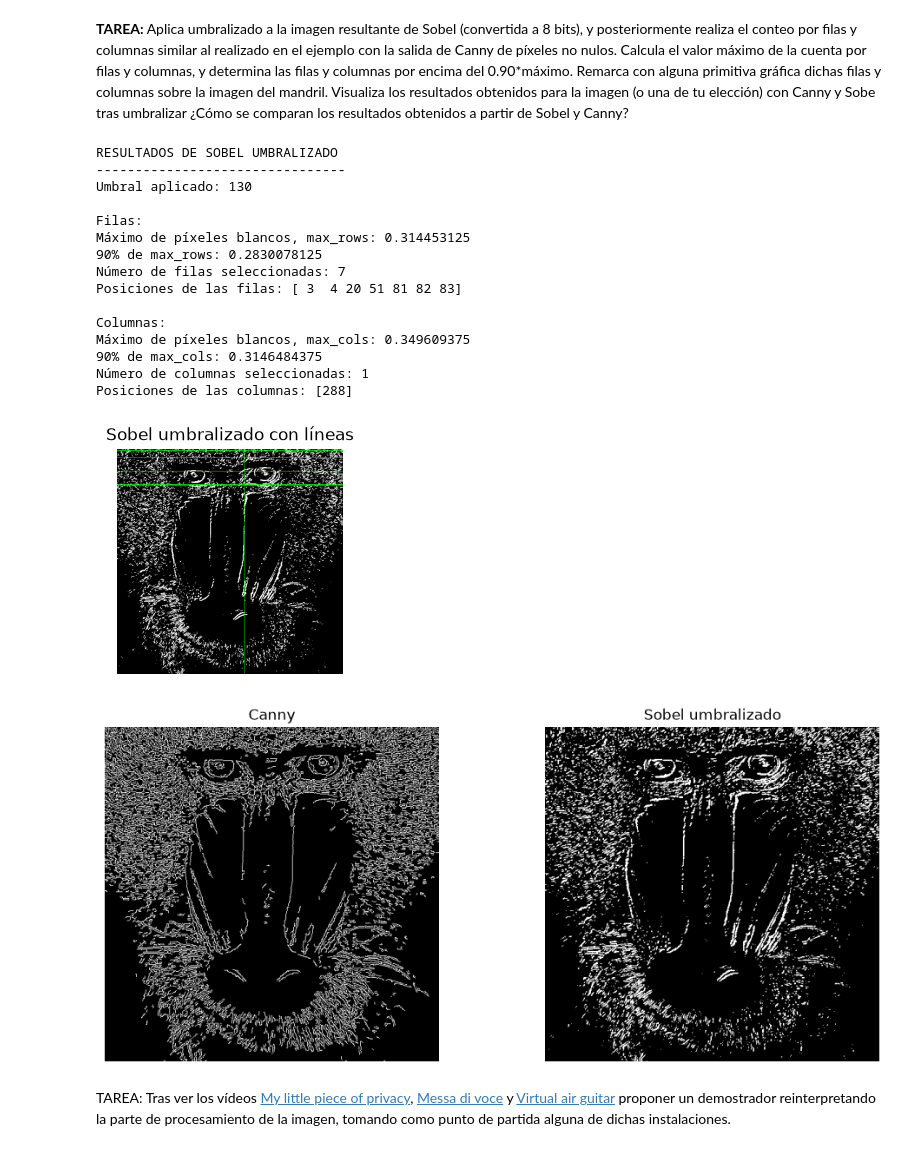
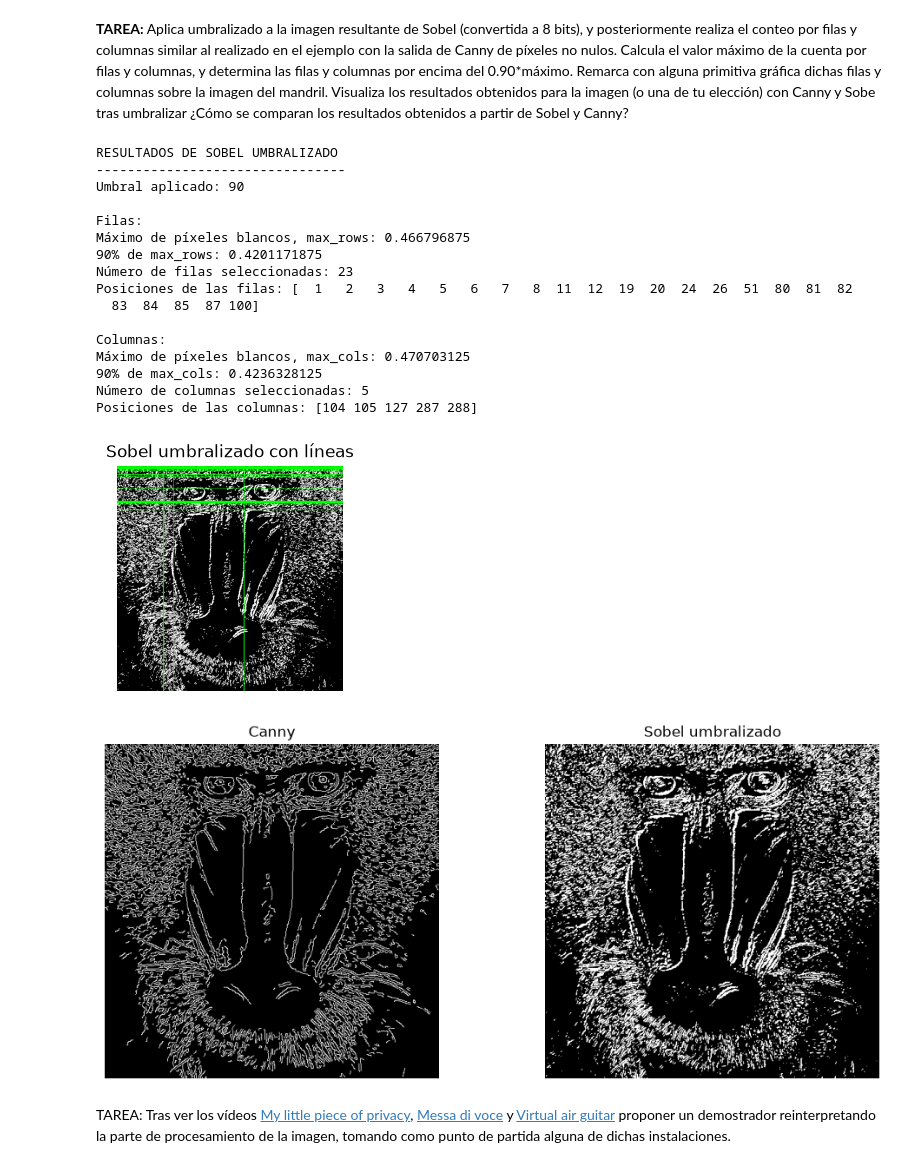
Before and after one commit to bezz75/VC-practica, a Jupyter notebook: P2/VC_P2.ipynb, the cells around one changed output. Saved outputs shown, nothing was run; the diff lists cells and outputs as text; code cells hidden in the pictures.

Commit message:
Actualización de umbralización y parámetros de entrada.

```diff
--- a/P2/VC_P2.ipynb
+++ b/P2/VC_P2.ipynb
@@ -23,12 +23,12 @@ else:
 #Conversión de la imagen a niveles de grises de la imagen original en BGR
 gris = cv2.cvtColor(img, cv2.COLOR_BGR2GRAY)
 
+# Gaussiana para suavizar la imagen original, eliminando altas frecuencias
+ggris = cv2.GaussianBlur(gris, (3, 3), 0)
+
 #Obtiene contornos con el operador de Canny
 #Parámetros: imagen de entrada, umbral inferior, umbral superior
-canny = cv2.Canny(gris, 150, 250) #prueba a jugar con umbrales (entre 0 y 255)
-
-# Gaussiana para suavizar la imagen original, eliminando altas frecuencias
-ggris = cv2.GaussianBlur(gris, (3, 3), 0)
+canny = cv2.Canny(ggris, 100, 150)
 
 #Calcula en ambas direcciones (horizontal y vertical)
 sobelx = cv2.Sobel(ggris, cv2.CV_64F, 1, 0)  # x
@@ -96,7 +96,7 @@ Filas: [  2   8  12  15  20  21  24  88 100]
 **TAREA:** Aplica umbralizado a la imagen resultante de Sobel (convertida a 8 bits), y posteriormente realiza el conteo por filas y columnas similar al realizado en el ejemplo con la salida de Canny de píxeles no nulos. Calcula el valor máximo de la cuenta por filas y columnas, y determina las filas y columnas por encima del 0.90*máximo. Remarca con alguna primitiva gráfica dichas filas y columnas sobre la imagen del mandril. Visualiza los resultados obtenidos para la imagen (o una de tu elección) con Canny y Sobe tras umbralizar ¿Cómo se comparan los resultados obtenidos a partir de Sobel y Canny?
 # %%
 #Define valor umbral
-valorUmbralSobel8 = 130 #Prueba otros valores
+valorUmbralSobel8 = 90
 #Obtiene imagen umbralizada para dicho valor definido
 _, sobel8Umbralizada = cv2.threshold(sobel8, valorUmbralSobel8, 255, cv2.THRESH_BINARY)
 
@@ -148,44 +148,45 @@ print("90% de max_rows:", threshold_rows)
 print("Número de filas seleccionadas:", len(rows_above_threshold))
 print("Posiciones de las filas:", rows_above_threshold)
 
 print("\nColumnas:")
 print("Máximo de píxeles blancos, max_cols:", max_cols)
 print("90% de max_cols:", threshold_cols)
 print("Número de columnas seleccionadas:", len(cols_above_threshold))
 print("Posiciones de las columnas:", cols_above_threshold)
 
 #Comparación de resultados de Canny y Sobel umbralizado
 plt.figure(figsize=(12, 5))
 
 plt.subplot(1, 2, 1)
 plt.imshow(canny, cmap="gray")
 plt.title("Canny")
 plt.axis("off")
 
 plt.subplot(1, 2, 2)
 plt.imshow(sobel8Umbralizada, cmap="gray")
 plt.title("Sobel umbralizado")
 plt.axis("off")
 
 plt.show()
 # %% [output]
 RESULTADOS DE SOBEL UMBRALIZADO
 --------------------------------
-Umbral aplicado: 130
+Umbral aplicado: 90
 
 Filas:
-Máximo de píxeles blancos, max_rows: 0.314453125
-90% de max_rows: 0.2830078125
-Número de filas seleccionadas: 7
-Posiciones de las filas: [ 3  4 20 51 81 82 83]
+Máximo de píxeles blancos, max_rows: 0.466796875
+90% de max_rows: 0.4201171875
+Número de filas seleccionadas: 23
+Posiciones de las filas: [  1   2   3   4   5   6   7   8  11  12  19  20  24  26  51  80  81  82
+  83  84  85  87 100]
 
 Columnas:
-Máximo de píxeles blancos, max_cols: 0.349609375
-90% de max_cols: 0.3146484375
-Número de columnas seleccionadas: 1
-Posiciones de las columnas: [288]
+Máximo de píxeles blancos, max_cols: 0.470703125
+90% de max_cols: 0.4236328125
+Número de columnas seleccionadas: 5
+Posiciones de las columnas: [104 105 127 287 288]
-[figure, old version]
+[figure, new version]
-[figure, old version]
+[figure, new version]
 # %% [markdown]
 TAREA: Tras ver los vídeos [My little piece of privacy](https://www.niklasroy.com/project/88/my-little-piece-of-privacy), [Messa di voce](https://youtu.be/GfoqiyB1ndE?feature=shared) y [Virtual air guitar](https://youtu.be/FIAmyoEpV5c?feature=shared) proponer un demostrador reinterpretando la parte de procesamiento de la imagen, tomando como punto de partida alguna de dichas instalaciones.
 # %%
```
Also changed, not shown: parts of 1 cell of this notebook.
